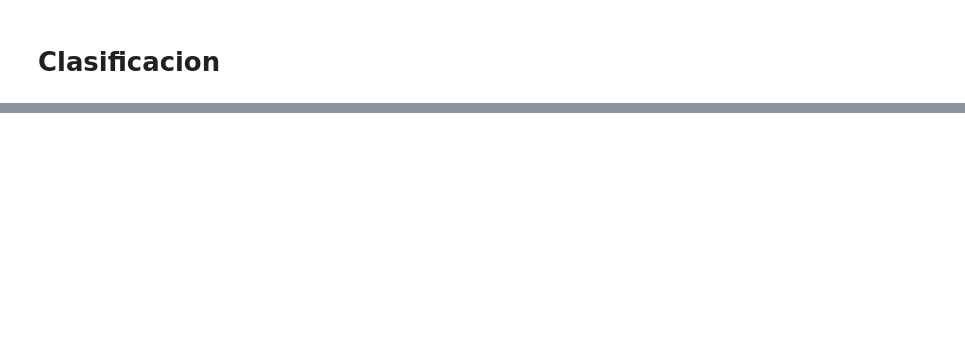
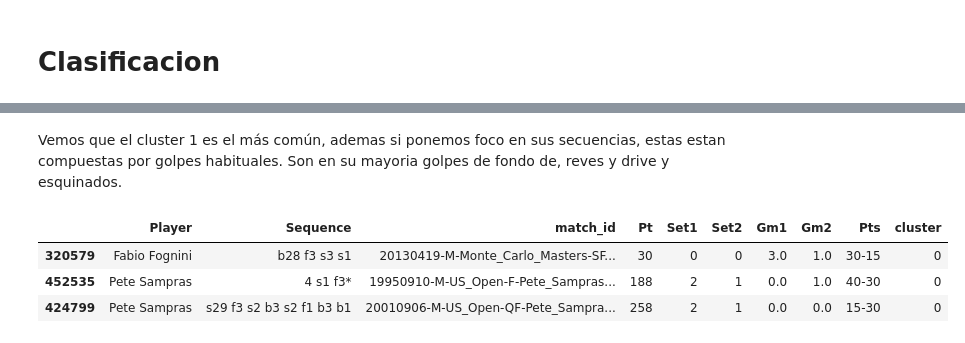
Before and after one commit to adelgado24/TP_final, a Jupyter notebook: tenis/modelo_clasificacion_de_punto.ipynb, the cells around one changed output, grey strips where cells are left out. Cells and saved outputs as stored; diff of their text form; code cells hidden in the pictures; blank space fills up the shorter version.

```diff
--- a/tenis/modelo_clasificacion_de_punto.ipynb
+++ b/tenis/modelo_clasificacion_de_punto.ipynb
@@ -165,0 +243,9 @@ df_exploded.to_csv('data_output/df_exploded_clustered.csv', index=False)
+# %% [markdown]
+Vemos que el cluster 1 es el más común, ademas si ponemos foco en sus secuencias, estas estan compuestas por golpes habituales. Son en su mayoria golpes de fondo de, reves y drive y esquinados.
+# %%
+df_exploded[df_exploded['cluster'] == 0].sample(3)
+# %% [output]
+|  | Player | Sequence | match_id | Pt | Set1 | Set2 | Gm1 | Gm2 | Pts | cluster |
+| 320579 | Fabio Fognini | b28 f3 s3 s1 | 20130419-M-Monte_Carlo_Masters-SF... | 30 | 0 | 0 | 3.0 | 1.0 | 30-15 | 0 |
+| 452535 | Pete Sampras | 4 s1 f3* | 19950910-M-US_Open-F-Pete_Sampras... | 188 | 2 | 1 | 0.0 | 1.0 | 40-30 | 0 |
+| 424799 | Pete Sampras | s29 f3 s2 b3 s2 f1 b3 b1 | 20010906-M-US_Open-QF-Pete_Sampra... | 258 | 2 | 1 | 0.0 | 0.0 | 15-30 | 0 |
```
Also changed, not shown: parts of 22 cells of this notebook, 7 other files.
